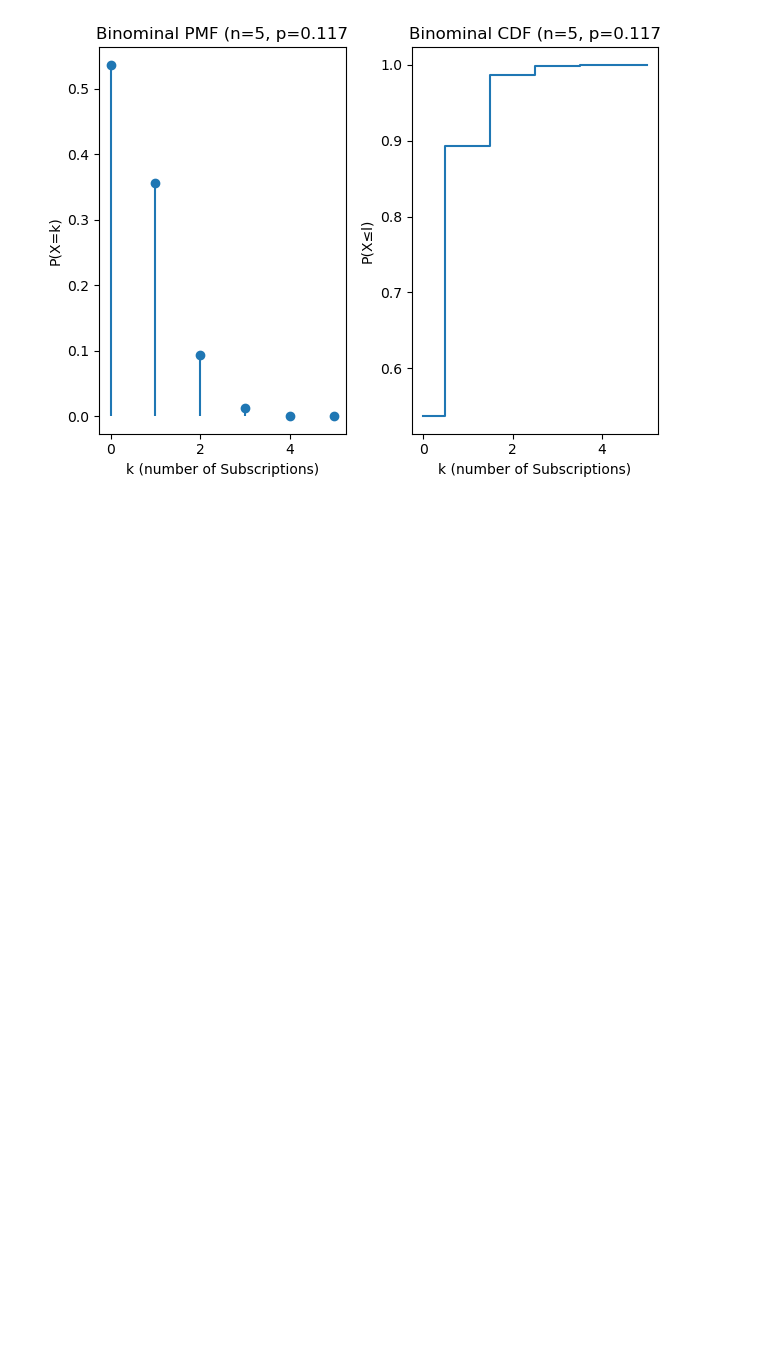
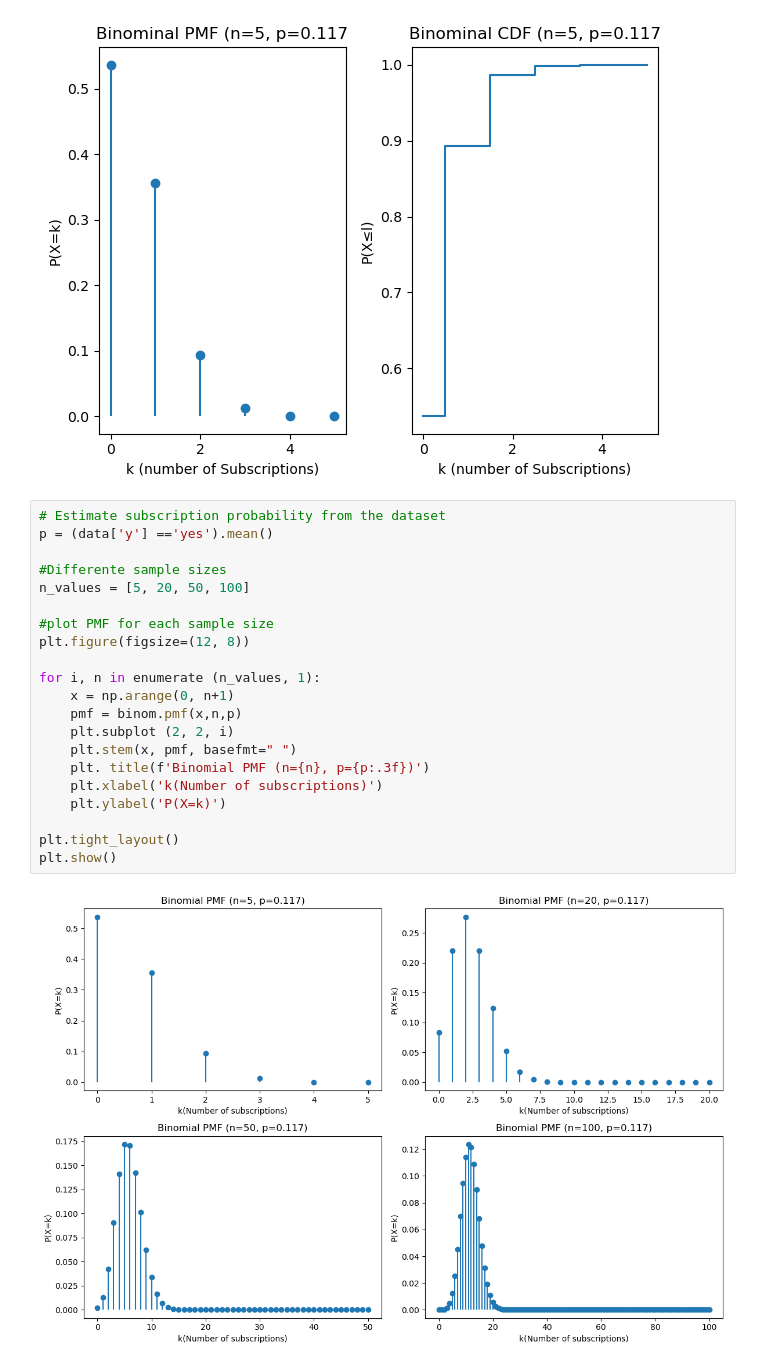
Before and after one commit to camilasoaares/Statistical-Techniques, a Jupyter notebook: Stats_Camila_CA1.ipynb, the cells around one changed output. Drawn from its saved outputs; the diff is of its cells as text; blank space fills up the shorter version.

```diff
--- a/Stats_Camila_CA1.ipynb
+++ b/Stats_Camila_CA1.ipynb
@@ -236,3 +236,26 @@ plt.tight_layout()
 plt.show()
 # %% [output]
 [figure]
+# %%
+# Estimate subscription probability from the dataset
+p = (data['y'] =='yes').mean()
+
+#Differente sample sizes
+n_values = [5, 20, 50, 100]
+
+#plot PMF for each sample size
+plt.figure(figsize=(12, 8))
+
+for i, n in enumerate (n_values, 1):
+    x = np.arange(0, n+1)
+    pmf = binom.pmf(x,n,p)
+    plt.subplot (2, 2, i)
+    plt.stem(x, pmf, basefmt=" ")
+    plt. title(f'Binomial PMF (n={n}, p={p:.3f})')
+    plt.xlabel('k(Number of subscriptions)')
+    plt.ylabel('P(X=k)')
+
+plt.tight_layout()
+plt.show()
+# %% [output]
+[figure, added]
```
Also changed, not shown: parts of 5 cells of this notebook.
